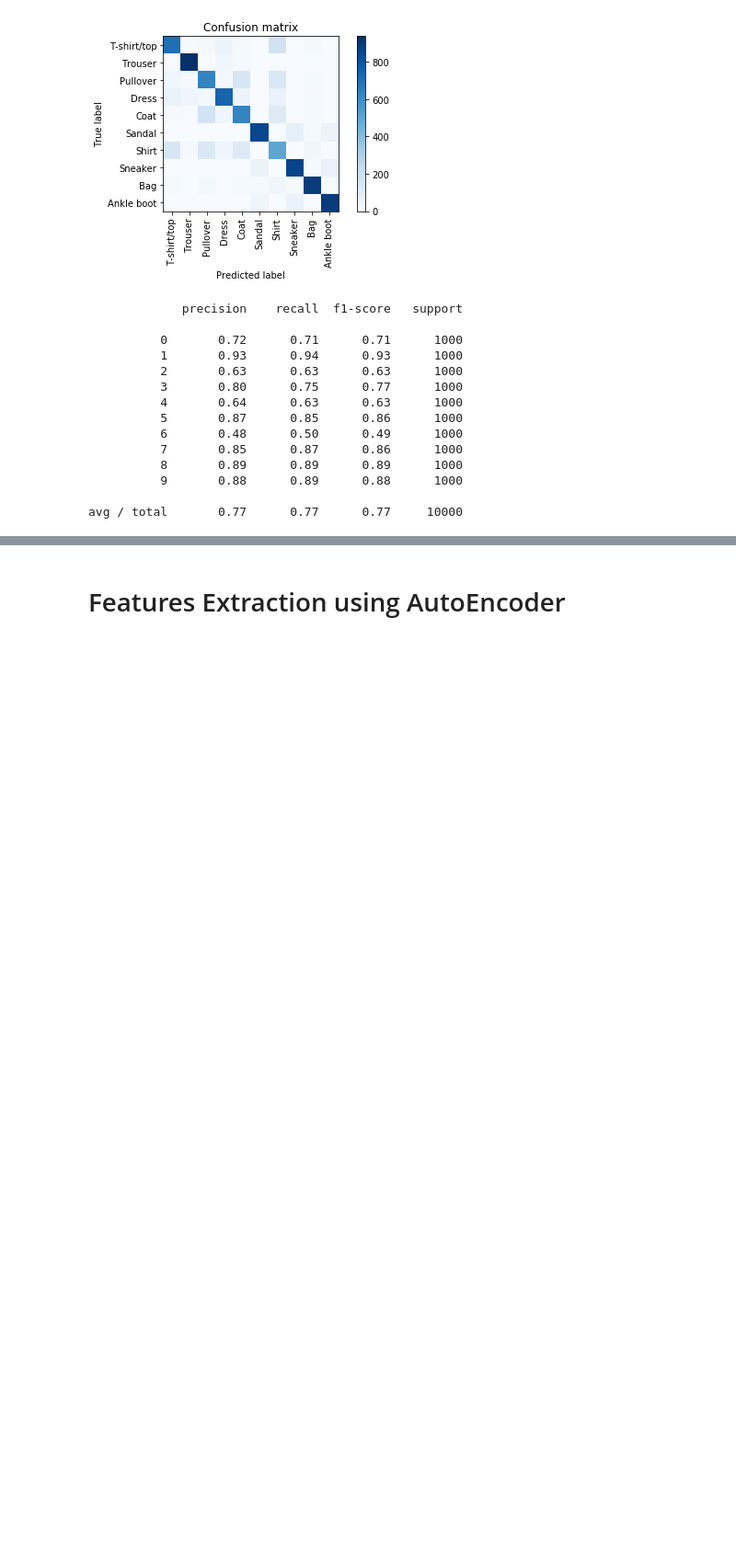
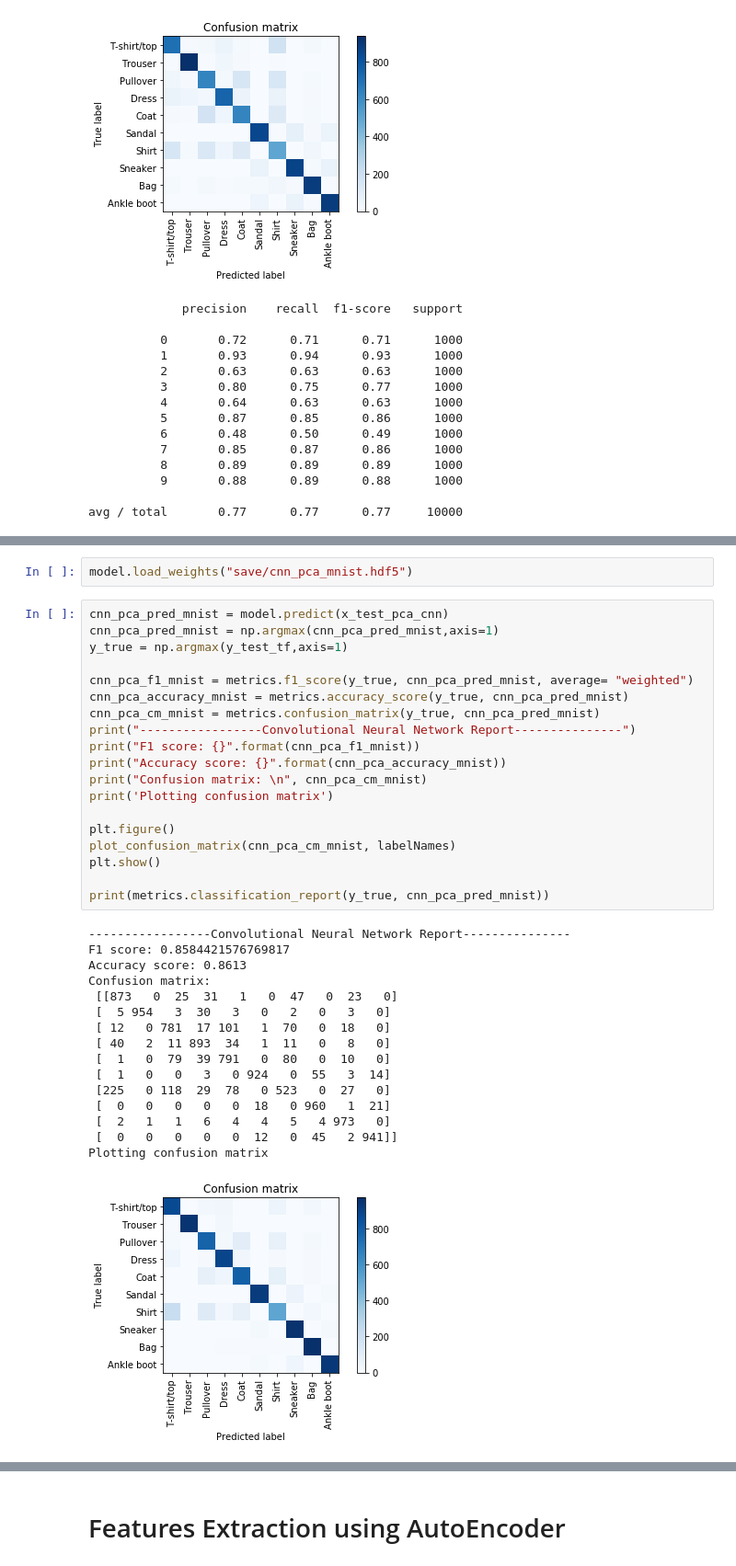
Before and after one commit to hgdangkhoi/Image-Classification-with-Fashion-MNIST-and-CIFAR-10, a Jupyter notebook: Image Classification with Fashion-MNIST and CIFAR-10.ipynb, the cells around one changed output, grey strips where cells are left out. Shown at 92% size. Saved outputs shown, nothing was run; the diff lists cells and outputs as text; blank space fills up the shorter version.

```diff
--- a/Image Classification with Fashion-MNIST and CIFAR-10.ipynb
+++ b/Image Classification with Fashion-MNIST and CIFAR-10.ipynb
@@ -824,0 +939,38 @@ avg / total       0.77      0.77      0.77     10000
+# %%
+model.load_weights("save/cnn_pca_mnist.hdf5")
+# %%
+cnn_pca_pred_mnist = model.predict(x_test_pca_cnn)
+cnn_pca_pred_mnist = np.argmax(cnn_pca_pred_mnist,axis=1)
+y_true = np.argmax(y_test_tf,axis=1)
+
+cnn_pca_f1_mnist = metrics.f1_score(y_true, cnn_pca_pred_mnist, average= "weighted")
+cnn_pca_accuracy_mnist = metrics.accuracy_score(y_true, cnn_pca_pred_mnist)
+cnn_pca_cm_mnist = metrics.confusion_matrix(y_true, cnn_pca_pred_mnist)
+print("-----------------Convolutional Neural Network Report---------------")
+print("F1 score: {}".format(cnn_pca_f1_mnist))
+print("Accuracy score: {}".format(cnn_pca_accuracy_mnist))
+print("Confusion matrix: \n", cnn_pca_cm_mnist)
+print('Plotting confusion matrix')
+
+plt.figure()
+plot_confusion_matrix(cnn_pca_cm_mnist, labelNames)
+plt.show()
+
+print(metrics.classification_report(y_true, cnn_pca_pred_mnist))
+# %% [output]
+-----------------Convolutional Neural Network Report---------------
+F1 score: 0.8584421576769817
+Accuracy score: 0.8613
+Confusion matrix:
+ [[873   0  25  31   1   0  47   0  23   0]
+ [  5 954   3  30   3   0   2   0   3   0]
+ [ 12   0 781  17 101   1  70   0  18   0]
+ [ 40   2  11 893  34   1  11   0   8   0]
+ [  1   0  79  39 791   0  80   0  10   0]
+ [  1   0   0   3   0 924   0  55   3  14]
+ [225   0 118  29  78   0 523   0  27   0]
+ [  0   0   0   0   0  18   0 960   1  21]
+ [  2   1   1   6   4   4   5   4 973   0]
+ [  0   0   0   0   0  12   0  45   2 941]]
+Plotting confusion matrix
+[figure, added]
```
Also changed, not shown: parts of 16 cells of this notebook.
